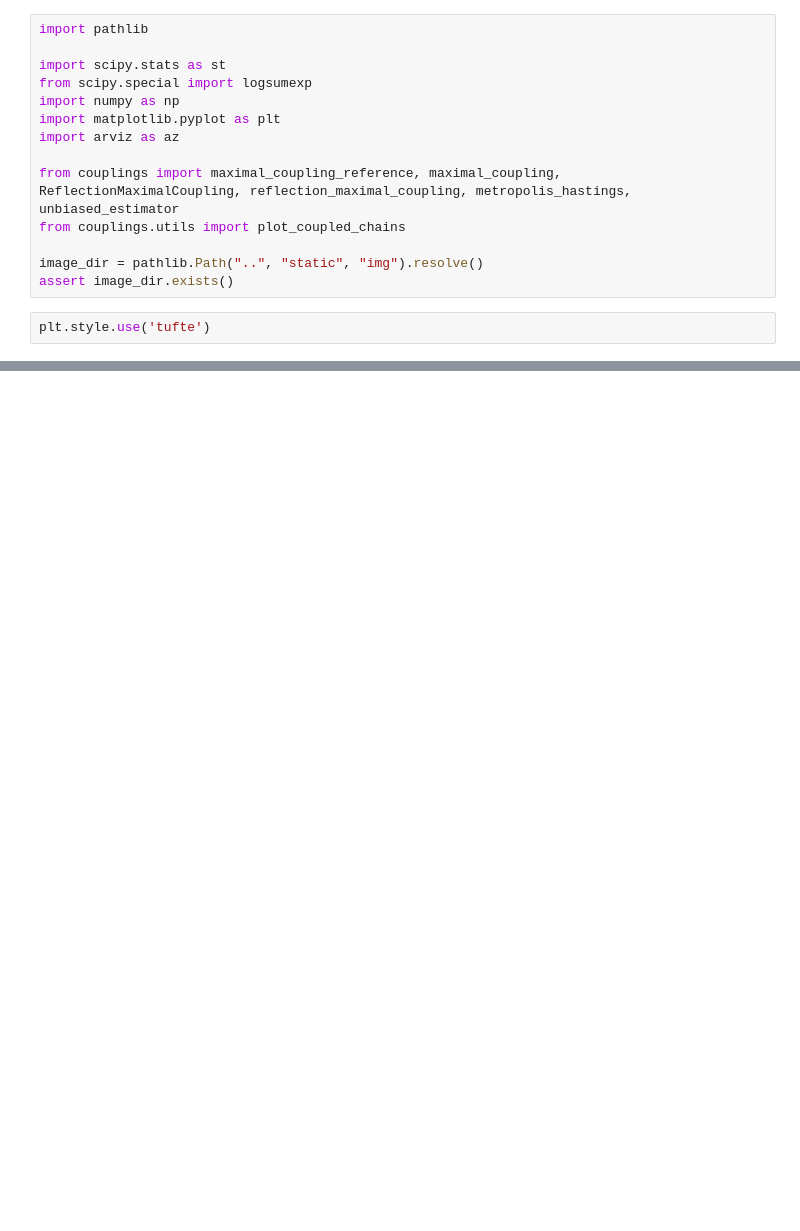
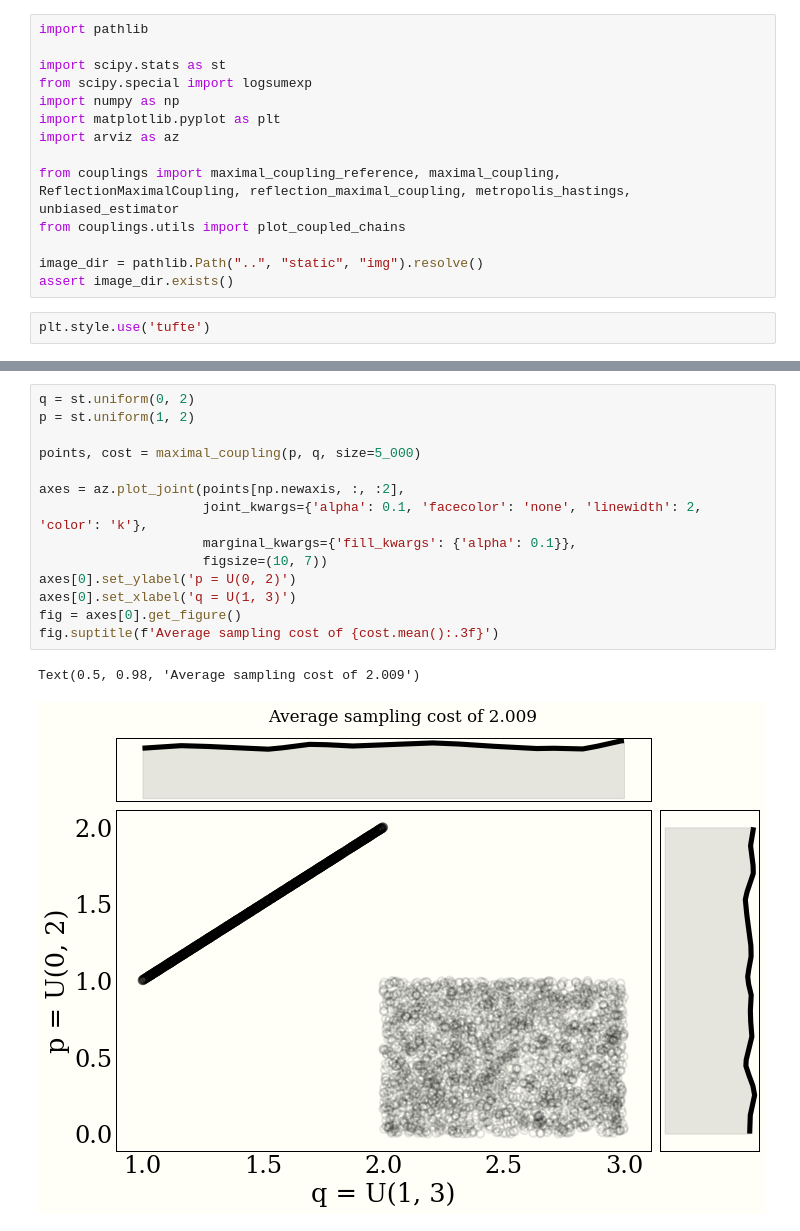
Before and after one commit to ColCarroll/couplings, a Jupyter notebook: notebooks/maximal_coupling_images.ipynb, the cells around one changed output, grey strips where cells are left out. Drawn from its saved outputs; the diff is of its cells as text; blank space fills up the shorter version.

Commit message:
Update figures

```diff
--- a/notebooks/maximal_coupling_images.ipynb
+++ b/notebooks/maximal_coupling_images.ipynb
@@ -157,0 +158,17 @@ fig.savefig(image_dir / "maximal_coupling_diff_var_mean.png")
+# %%
+q = st.uniform(0, 2)
+p = st.uniform(1, 2)
+
+points, cost = maximal_coupling(p, q, size=5_000)
+
+axes = az.plot_joint(points[np.newaxis, :, :2],
+                     joint_kwargs={'alpha': 0.1, 'facecolor': 'none', 'linewidth': 2, 'color': 'k'},
+                     marginal_kwargs={'fill_kwargs': {'alpha': 0.1}},
+                     figsize=(10, 7))
+axes[0].set_ylabel('p = U(0, 2)')
+axes[0].set_xlabel('q = U(1, 3)')
+fig = axes[0].get_figure()
+fig.suptitle(f'Average sampling cost of {cost.mean():.3f}')
+# %% [output]
+Text(0.5, 0.98, 'Average sampling cost of 2.009')
+[figure, added]
```
Also changed, not shown: parts of 8 cells of this notebook, 9 other files.
